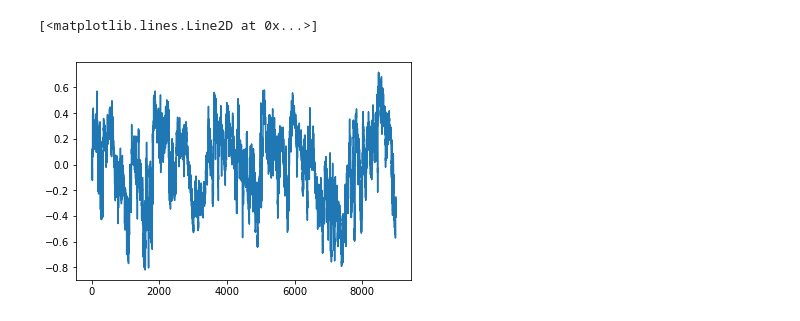
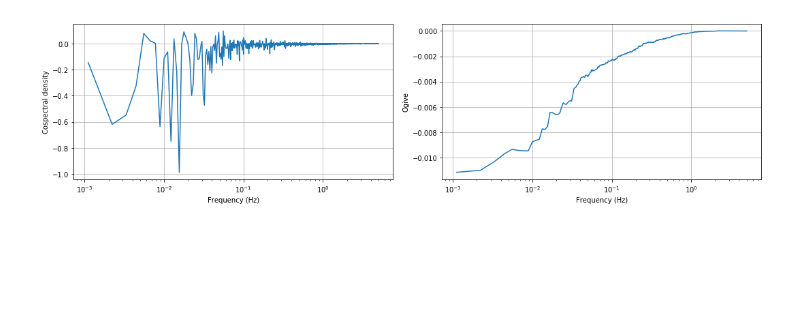
Before and after one commit to heatherguy/ICECAPS-ACE, a Jupyter notebook: DataParse/fluxtower_process.ipynb, the cells around one changed output. Drawn from its saved outputs; the diff is of its cells as text; code cells hidden in the pictures; blank space fills up the shorter version.

Commit message:
Updates to fluxtower_process, ace plotting and HMP quicklook.

```diff
--- a/DataParse/fluxtower_process.ipynb
+++ b/DataParse/fluxtower_process.ipynb
@@ -43,6 +60,14 @@ m1,m2 = extract_metek_data(start,stop,dpath,log_metek)
 #   median filtered values
 # - missing values from error messages (NaNs) are then interpolated over? - not done yet
 
+# Change units from cm/s to m/s, (* 0.01)
+m1['x']=m1['x']*0.01
+m1['y']=m1['y']*0.01
+m1['z']=m1['z']*0.01
+
+m2['x']=m2['x']*0.01
+m2['y']=m2['y']*0.01
+m2['z']=m2['z']*0.01
 
 # filter for clear outliers - replace with median filtered values
 #set limit at 3*standard deviation of vertical wind component
@@ -81,7 +106,6 @@ m2['T_clean']=replace_outliers(m2['T'],m2_sd)
 # 10Hz = 0.1s = 100 ms
 m1 = m1.resample('100L').mean().interpolate()
 m2 = m2.resample('100L').mean().interpolate()
-#f.set_index('DateTime')['Value'].resample('1H').mean().interpolate()
 # %%
 # Do cross wind temperature correction
 # Adapted from Ts_sidewind_correction.m by IMB July 2007
@@ -109,6 +133,10 @@ def Ts_sidewind_correction(Ts,u,v,w):
 
 m1['T_corrected'] = Ts_sidewind_correction(m1['T_clean'].astype(float),m1['x'].astype(float),m1['y'].astype(float),m1['z'].astype(float))
 m2['T_corrected'] = Ts_sidewind_correction(m2['T_clean'].astype(float),m2['x'].astype(float),m2['y'].astype(float),m2['z'].astype(float))
+
+# Convert T corrected to kelvin
+m1['T_corrected']= m1['T_corrected']+ 273.15
+m2['T_corrected']= m2['T_corrected']+ 273.15
 # %%
 # Correct tilt and align with horizontal streamlinge over a single run (~20mins)
 # Adapted from rotate_to_run.m by IMB July 2006
@@ -187,8 +209,8 @@ m2['u'],m2['v'],m2['w'],theta,phi = rotate_to_run(m2.x_clean,m2.y_clean,m2.z_cle
 # Calculate cospectral density and ogive function.
 
 # Choose your two variables.
-x = m1['w']*0.01
-y = m1['u']*0.01
+x = m1['w']
+y = m1['u']
 
 sf = 10.0 # Sampling frequency
 m = len(x)  ## Number of points used in fourier transfer, can be length of time series or less.
@@ -209,36 +231,58 @@ m=np.fix(m/2)*2;
 # FFT gives the amplitudes of variation for different frequencies
 
 # Calculate the FFT for x and for y. (normalised by the length of the time series)
 
 xw=detrend(x)
 yw=detrend(y)
 Rxx = np.fft.fft(xw)/m
 Ryy = np.fft.fft(yw)/m
 
 #The cospectrum is:
 Sxy = Rxx*np.conj(Ryy)
 
 #The fourier spectra are complex and symmetrical about a frequency of 0
 #(ie they have fourier components for both +ve and -ve frequency) -
 #negative frequencies don't make sense in the real world, so we 'fold'
 #the spectra about 0 and store as Gxy etc
 
 Gxy = 2 * Sxy[1:int(m)/2]
 Gxy =np.append(Gxy, Sxy[int(m)/2+1])
 
 # Co-spectra: how much different sized eddies contribute to the covariance of two variables - the product of the fft of two variables.
 #Gxx, Gyy are the power spectra of x, y, Gxy is the cospectrum of x and
 #y. The (co)spectral densities are simply these divided by the frequency
 #interval to give power per unit frequency. The integral of this is the
 #variance (or covariance) of the time series.
 
 Csdxy = Gxy / df
 
-
 # Ogive = cumulative co-spectrum. Use to find the point after which there is no flux contribution. Averaging peroiod should be longer
 # than this so large eddies aren't lost, but otherwise as short as possible so that large scale changes (atmospheric) aren't included.
+n = len(Csdxy)
+ogive = np.zeros(n)
+ogive[0]=(Csdxy*df)[0]
+for i in range(1,n):
+    k=n-1-i
+    ogive[k]=ogive[k+1]+(Csdxy*df)[k]
+
+# Plot co spectral density and ogive function.
+
+fig = plt.figure(figsize=(15,4))
+ax1 = fig.add_subplot(121)
+ax1.grid(True)
+ax1.semilogx(f,Csdxy,label='cospectra')
+ax1.set_ylabel('Cospectral density')
+ax1.set_xlabel('Frequency (Hz)')
+#ax1.legend()
+
+ax2 = fig.add_subplot(122)
+ax2.grid(True)
+ax2.semilogx(f,ogive,label='ogive function')
+ax2.set_ylabel('Ogive')
+ax2.set_xlabel('Frequency (Hz)')
+#ax2.legend()
+
+#ax.set_xlim(d1,d2)
+fig.tight_layout()
+# %% [output]
+[figure, added]
-# %%
-plt.plot(yw)
-# %% [output]
-[<matplotlib.lines.Line2D at 0x...>]
-[figure, removed]
```
Also changed, not shown: parts of 11 cells of this notebook, 5 other files.
